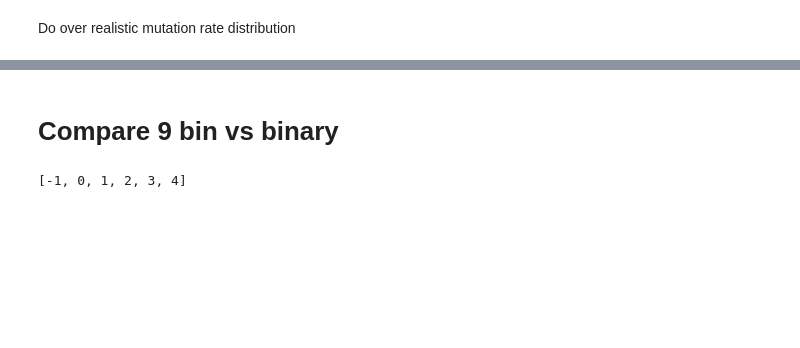
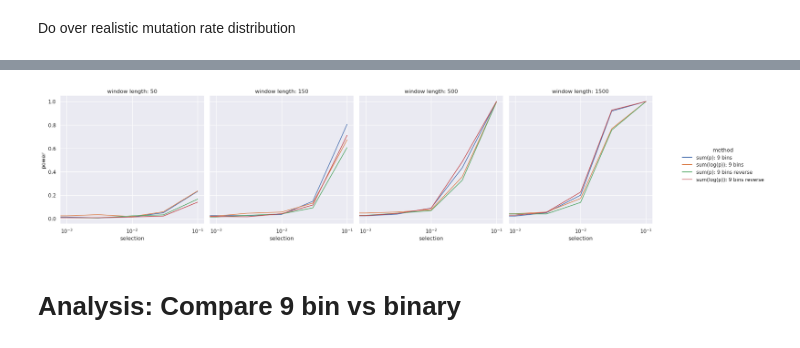
Before and after one commit to dajale423/raKLette, a Jupyter notebook: notebooks/method_validation/power_analysis.ipynb, the cells around one changed output, grey strips where cells are left out. Saved outputs shown, nothing was run; the diff lists cells and outputs as text; code cells hidden in the pictures; blank space fills up the shorter version.

```diff
--- a/notebooks/method_validation/power_analysis.ipynb
+++ b/notebooks/method_validation/power_analysis.ipynb
@@ -171,0 +342,24 @@ plt.savefig("power_analysis_binary_zscore_plot.svg", format="svg", bbox_inches="
+# %%
+selection_list = [0.0, 0.1, 0.03, 0.01, 0.003, 0.001]
+window_length_list = [50, 150, 500, 1500]
+reverse_list = [False, True]
+bin_number_list = [9]
+transformation_list = ["none", "log"]
+window_num = 500
+
+calculator_rows = [Power_Calculator(sample_size = window_num, selection=selection, mu_index = -1, bin_number = bin_number,
+                                    total_length = window_length, transformation = transformation, reverse = reverse)
+                  for window_length in window_length_list for selection in selection_list for reverse in reverse_list
+                  for bin_number in bin_number_list for transformation in transformation_list]
+
+selection_rows = [row.selection for row in calculator_rows]
+window_length_rows = [row.total_length for row in calculator_rows]
+bin_num_rows = [row.bin_number for row in calculator_rows]
+method_name_rows = [row.get_method_name() for row in calculator_rows]
+
+output_rows = [row.calculate_power() for row in calculator_rows]
+power_rows = [row[0] for row in output_rows]
+zscore_rows = [row[1] for row in output_rows]
+
+df = pd.DataFrame(zip(selection_rows, bin_num_rows, window_length_rows, method_name_rows, power_rows),
+                  columns = [ "selection", "bin number", "window length", "method", "power"])
@@ -172,8 +384,24 @@ plt.savefig("power_analysis_binary_zscore_plot.svg", format="svg", bbox_inches="
+# %%
+sns.set_theme(style="darkgrid")
+
+df_plot = df.copy()
+
+# g = sns.FacetGrid(df_zscore, col="mu", row="type", height=3, margin_titles=True)
+g = sns.FacetGrid(df_plot, col="window length", height=5, margin_titles=True, hue = "method")
+# g = sns.FacetGrid(df_plot, col="mu", row="window length", height=4, margin_titles=True, hue = "method")
+
+g.map(sns.lineplot, "selection", "power")
+
+g.set_titles(col_template="window length: {col_name}", row_template="window length: {row_name}")
+g.set(xscale="log")
+g.add_legend()
+# g.set_titles(col_template="S: {col_name}", row_template="{row_name}")
+
+# g.fig.suptitle(f'Window Length: {window_length}')
+plt.savefig("power_analysis_mu_windowlength_9bins.svg", format="svg", bbox_inches="tight")
+# %% [output]
+[figure, added]
 # %% [markdown]
-# Compare 9 bin vs binary
+# Analysis: Compare 9 bin vs binary
-# %%
-list(range(-1, 5))
-# %% [output]
-[-1, 0, 1, 2, 3, 4]
 # %%
 selection_list = [0.0, 0.1, 0.03, 0.01, 0.003, 0.001]
```
Also changed, not shown: parts of 22 cells of this notebook, 10 other files.
